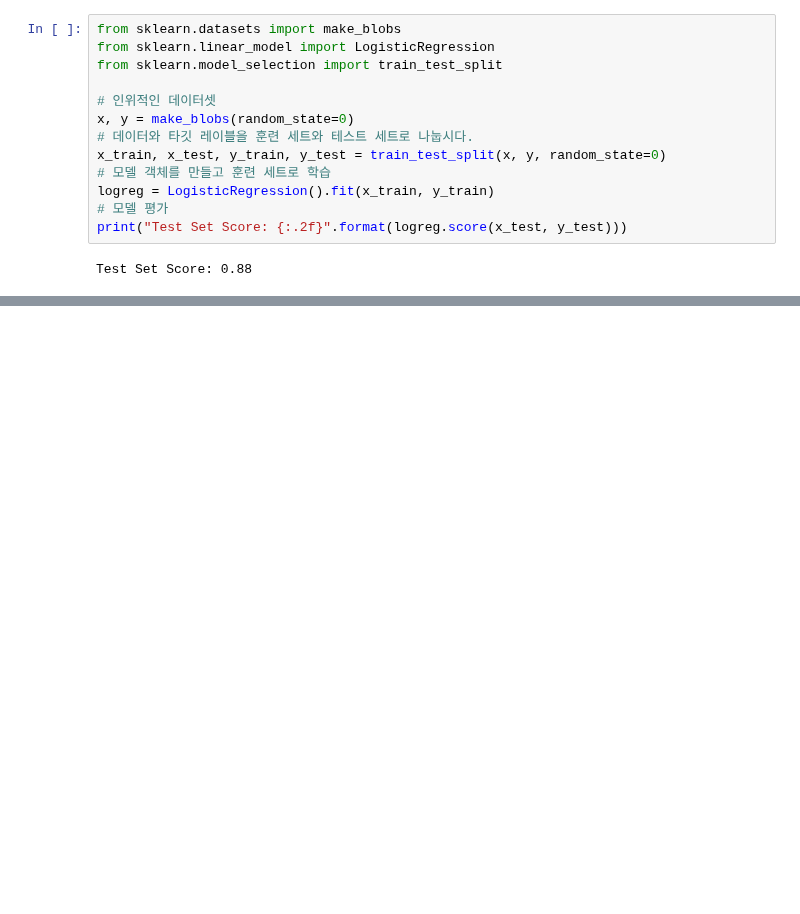
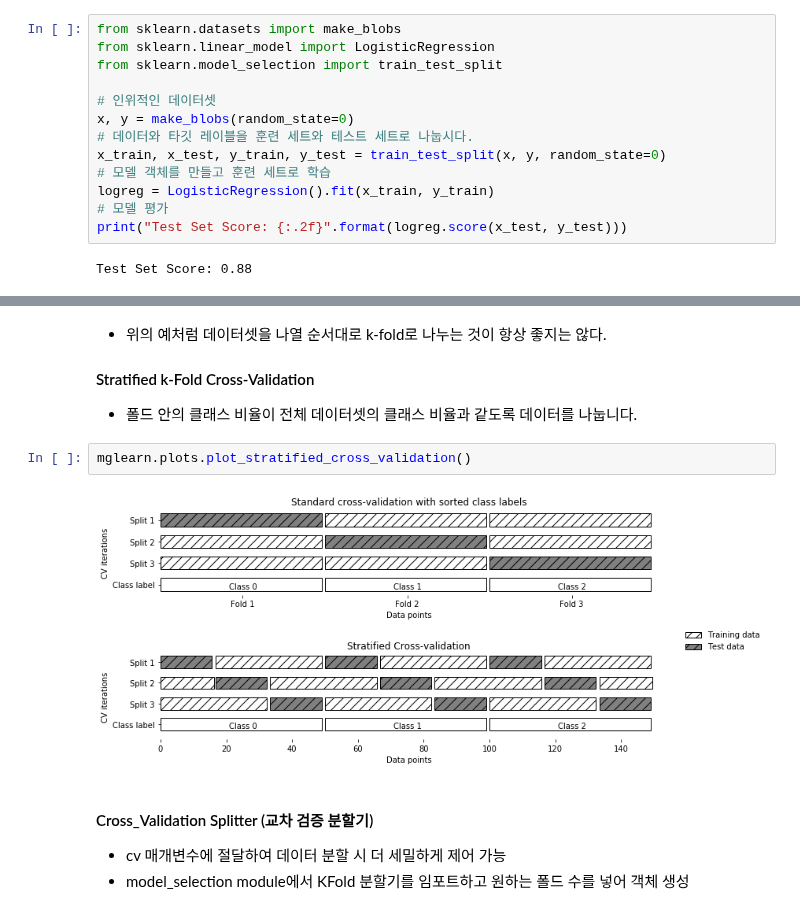
Before and after one commit to JMmmmuu/ML, a Jupyter notebook: IntroToMLwithPython/5_ModelEvaluation_n_Improvement.ipynb, the cells around one changed output, grey strips where cells are left out. Saved outputs shown, nothing was run; the diff lists cells and outputs as text; blank space fills up the shorter version.

```diff
--- a/IntroToMLwithPython/5_ModelEvaluation_n_Improvement.ipynb
+++ b/IntroToMLwithPython/5_ModelEvaluation_n_Improvement.ipynb
@@ -51,0 +114,12 @@ Test Set Score: 0.88
+# %% [markdown]
+* 위의 예처럼 데이터셋을 나열 순서대로 k-fold로 나누는 것이 항상 좋지는 않다.
+#### Stratified k-Fold Cross-Validation
+* 폴드 안의 클래스 비율이 전체 데이터셋의 클래스 비율과 같도록 데이터를 나눕니다.
+# %%
+mglearn.plots.plot_stratified_cross_validation()
+# %% [output]
+[figure, added]
+# %% [markdown]
+#### Cross_Validation Splitter (교차 검증 분할기)
+* cv 매개변수에 절달하여 데이터 분할 시 더 세밀하게 제어 가능
+* model_selection module에서 KFold 분할기를 임포트하고 원하는 폴드 수를 넣어 객체 생성
```
Also changed, not shown: parts of 22 cells of this notebook.
